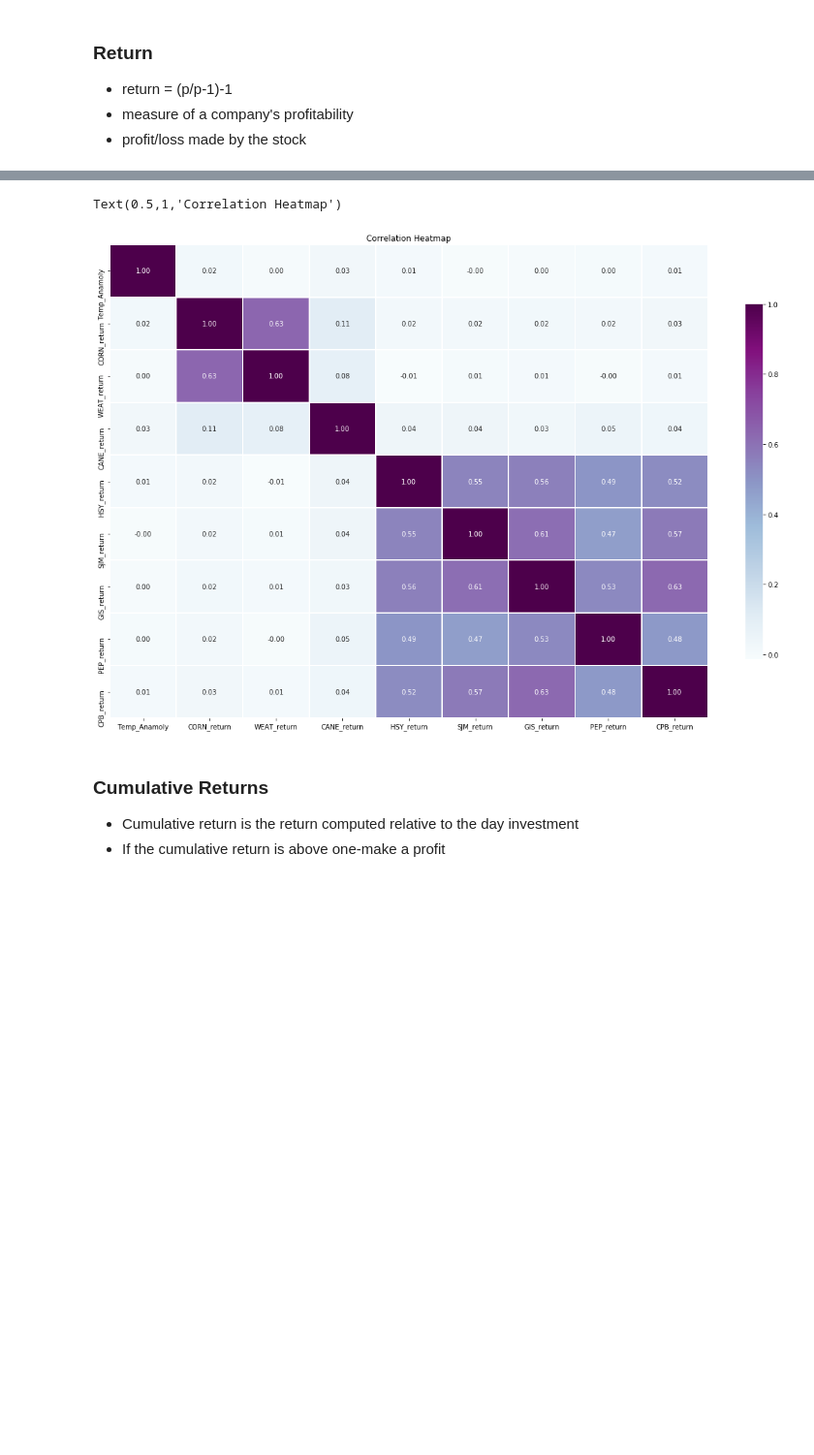
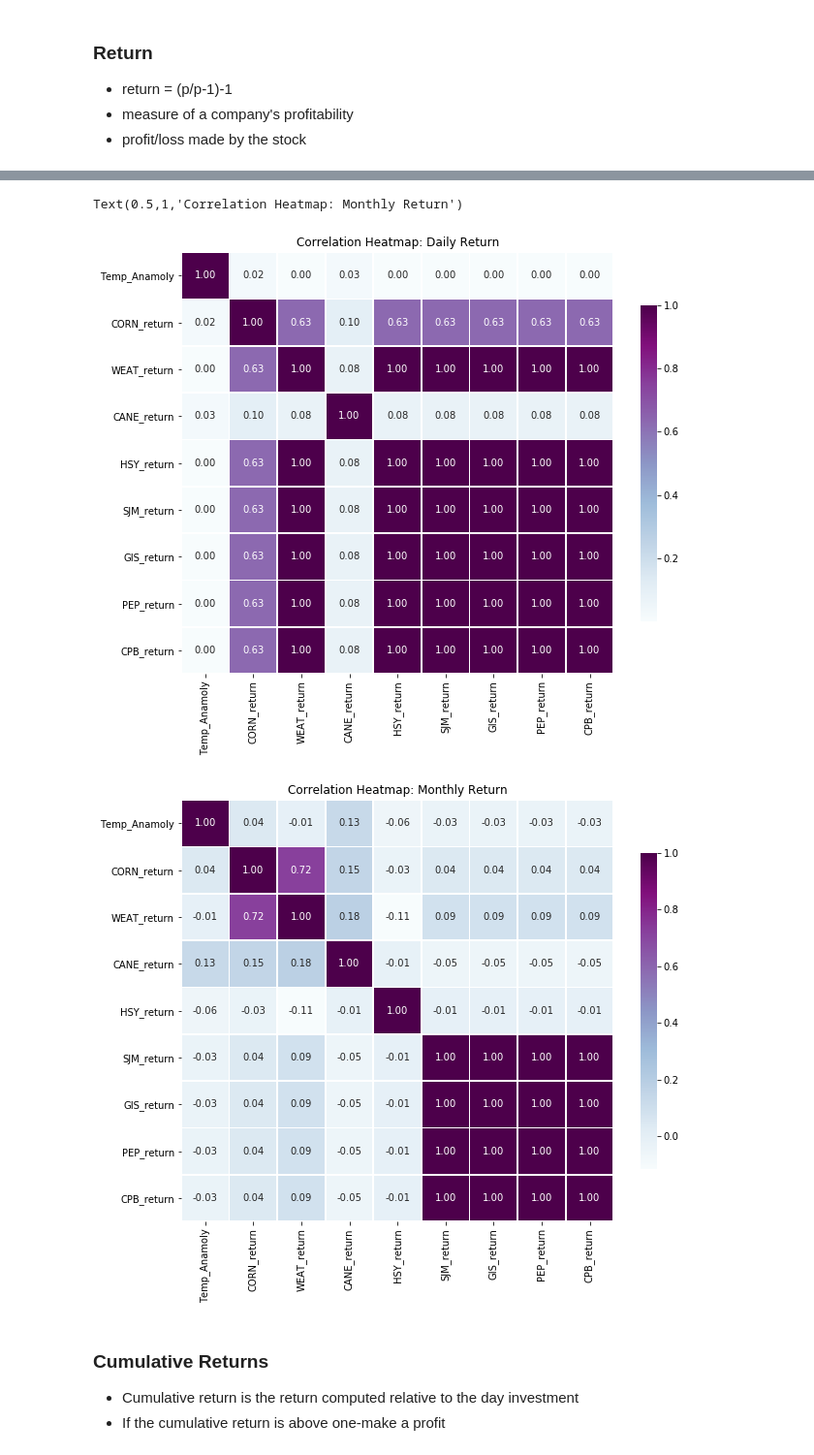
Before and after one commit to megankuscsik/Capstone-Project, a Jupyter notebook: EDA_Stats.ipynb, the cells around one changed output, grey strips where cells are left out. Shown at 97% size. Saved outputs shown, nothing was run; the diff lists cells and outputs as text; code cells hidden in the pictures; blank space fills up the shorter version.

```diff
--- a/EDA_Stats.ipynb
+++ b/EDA_Stats.ipynb
@@ -60,7 +80,7 @@ data.head(5)
 #stock_close = data[['CORN_Close','WEAT_Close','CANE_Close','HSY_Close','SJM_Close','GIS_Close','PEP_Close','CPB_Close']]
 # %%
 #https://medium.com/business-analysis/stock-market-analysis-project-722520891dce
-#calculate return for stocks
+#calculate daily return for stocks
 #return = (p/p-1)-1
 
 data['CORN_return'] = data['CORN_Close'].pct_change(1)
@@ -82,4 +102,22 @@ data['GIS_return']=data['WEAT_return'].fillna(method='bfill')
 data['PEP_return']=data['WEAT_return'].fillna(method='bfill')
 data['CPB_return']=data['WEAT_return'].fillna(method='bfill')
 
-data.head(5)
+#calculate monthly return for stocks
+data_month['CORN_return'] = data_month['CORN_Close'].pct_change(1)
+data_month['WEAT_return'] = data_month['WEAT_Close'].pct_change(1)
+data_month['CANE_return'] = data_month['CANE_Close'].pct_change(1)
+data_month['HSY_return'] = data_month['HSY_Close'].pct_change(1)
+data_month['SJM_return'] = data_month['SJM_Close'].pct_change(1)
+data_month['GIS_return'] = data_month['GIS_Close'].pct_change(1)
+data_month['PEP_return'] = data_month['PEP_Close'].pct_change(1)
+data_month['CPB_return'] = data_month['CPB_Close'].pct_change(1)
+
+#backward fill for the NaN created from first row
+data_month['CORN_return']=data_month['CORN_return'].fillna(method='bfill')
+data_month['WEAT_return']=data_month['WEAT_return'].fillna(method='bfill')
+data_month['CANE_return']=data_month['CANE_return'].fillna(method='bfill')
+data_month['HSY_return']=data_month['HSY_return'].fillna(method='bfill')
+data_month['SJM_return']=data['WEAT_return'].fillna(method='bfill')
+data_month['GIS_return']=data['WEAT_return'].fillna(method='bfill')
+data_month['PEP_return']=data['WEAT_return'].fillna(method='bfill')
+data_month['CPB_return']=data['WEAT_return'].fillna(method='bfill')
@@ -95,20 +124,27 @@ data.head(5)
 # %%
-#looking at correlation between return values in stocks
 #https://medium.com/business-analysis/stock-market-analysis-project-722520891dce
-#no correlation of Temp_Anamoly and stock return
 
+#correlation between daily return values in stocks
+#no correlation of Temp_Anamoly and daily stock return
 stock_per_change = data[['Temp_Anamoly','CORN_return','WEAT_return','CANE_return','HSY_return','SJM_return','GIS_return','PEP_return','CPB_return']]
-plt.figure(figsize = (20,13))
+plt.figure(figsize = (10,8))
+#Created a heatmap using Seaborn to display the correlation based on 'Spearman' method-annotation so that the numbers appear in each box
+display = sns.heatmap(stock_per_change.corr(method = 'spearman'), annot=True, fmt='.2f', cmap='BuPu', linewidth=.75, cbar_kws={'shrink': .75})
+#Created a title
+plt.title('Correlation Heatmap: Daily Return')
 
-#Created a heatmap using Seaborn to display the correlation based on 'Spearman' method
-##Added the annotation so that the numbers appear in each box
+#correlation between daily return values in stocks
+#no correlation between Temp_Anamoly and monthly stock return
+stock_per_change = data_month[['Temp_Anamoly','CORN_return','WEAT_return','CANE_return','HSY_return','SJM_return','GIS_return','PEP_return','CPB_return']]
+plt.figure(figsize = (10,8))
+#Created a heatmap using Seaborn to display the correlation based on 'Spearman' method-annotation so that the numbers appear in each box
 display = sns.heatmap(stock_per_change.corr(method = 'spearman'), annot=True, fmt='.2f', cmap='BuPu', linewidth=.75, cbar_kws={'shrink': .75})
-
-#Created a title
-plt.title('Correlation Heatmap')
+#title
+plt.title('Correlation Heatmap: Monthly Return')
 # %% [output]
-Text(0.5,1,'Correlation Heatmap')
+Text(0.5,1,'Correlation Heatmap: Monthly Return')
-[figure, old version]
+[figure, new version]
+[figure, added]
 # %% [markdown]
 ### Cumulative Returns
 - Cumulative return is the return computed relative to the day investment
```
Also changed, not shown: parts of 35 cells of this notebook, 2 other files.
